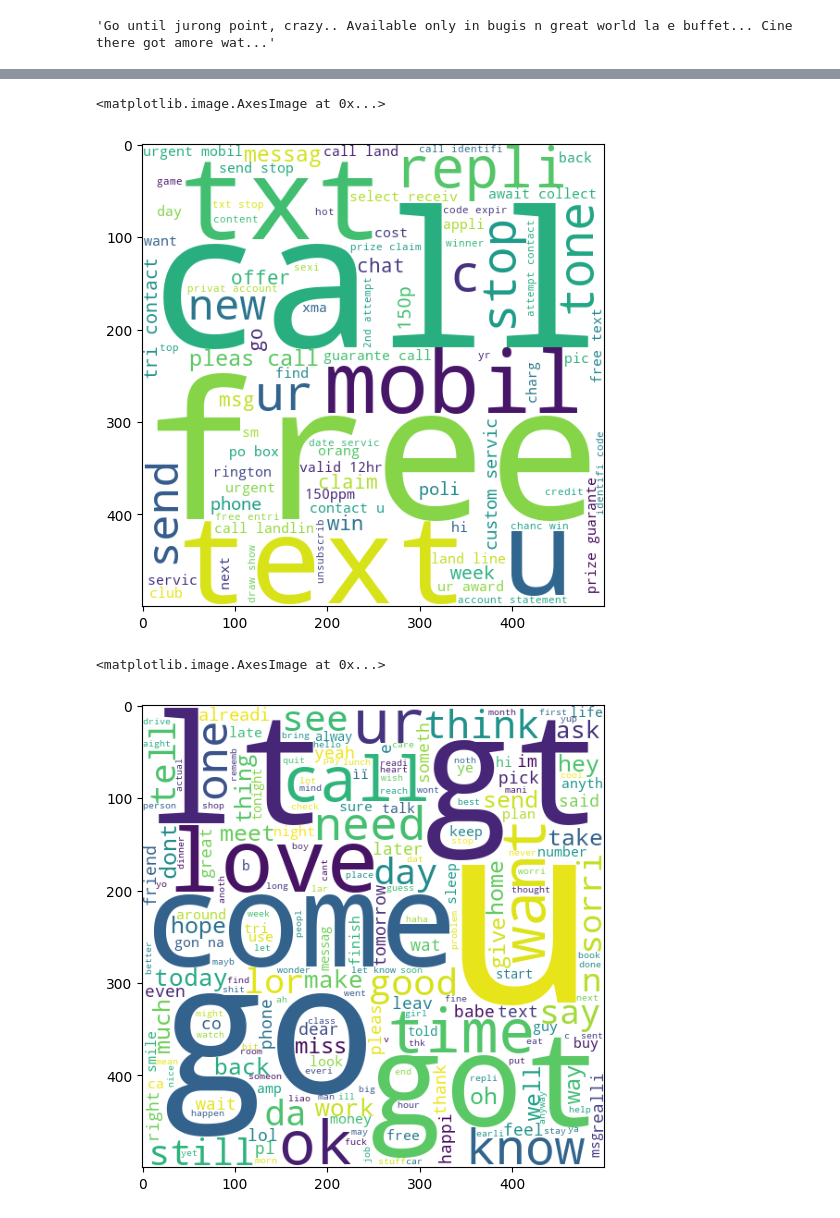
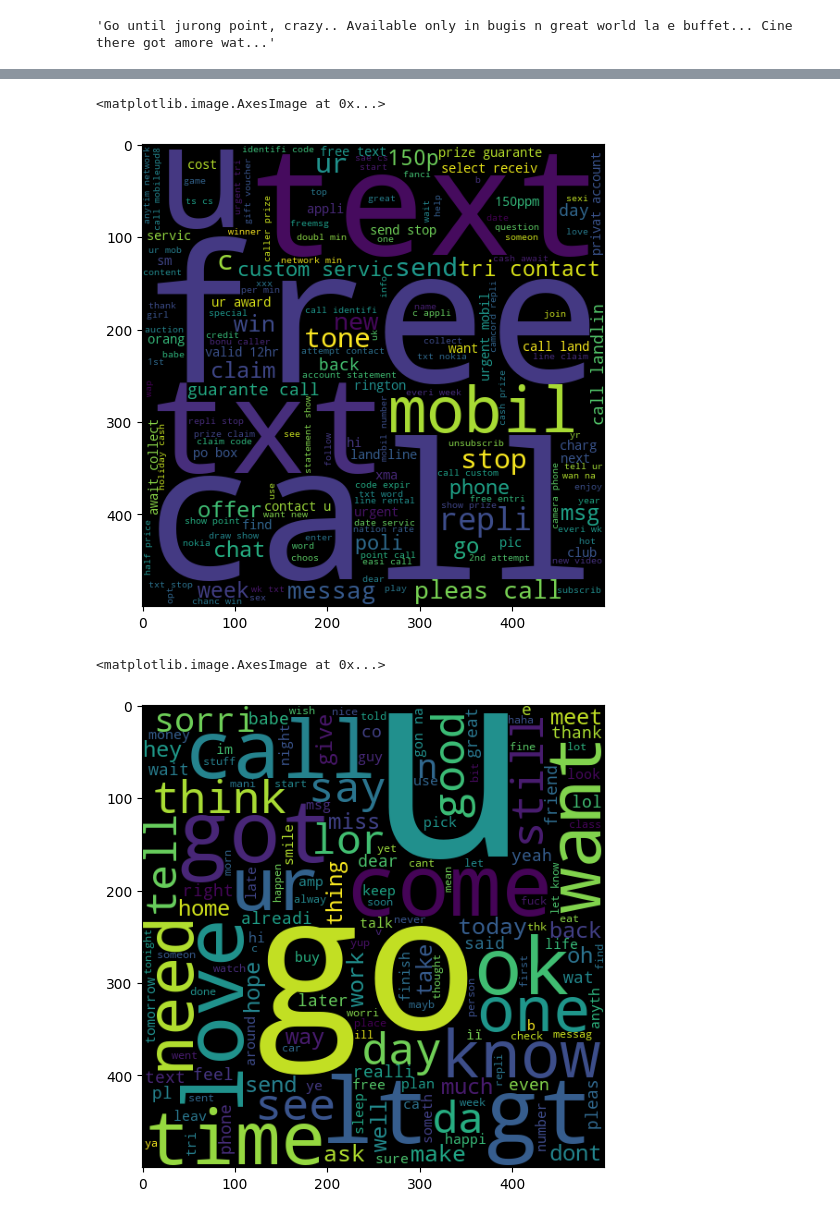
Before and after one commit to Code-With-Samuel/Spam_Email_Classifier, a Jupyter notebook: sms-spam-detection.ipynb, the cells around one changed output, grey strips where cells are left out. Drawn from its saved outputs; the diff is of its cells as text; code cells hidden in the pictures.

```diff
--- a/sms-spam-detection.ipynb
+++ b/sms-spam-detection.ipynb
@@ -447,6 +460,6 @@ Installed 1 package in 36ms
 # %%
 from wordcloud import WordCloud    #for creating word cloud
-wc = WordCloud(width=500, height=500, min_font_size=10, background_color='white')
+wc = WordCloud(width=500, height=500, min_font_size=10, background_color='black')
 # %%
 spam_wc = wc.generate(df[df['target'] == 1]['transformed_text'].str.cat(sep=' '))
 # %%
@@ -454,15 +467,15 @@ plt.figure(figsize = (15,6))
 plt.imshow(spam_wc)    #Spam wordcloud
 # %% [output]
 <matplotlib.image.AxesImage at 0x...>
-[figure, old version]
+[figure, new version]
 # %%
-spam_wc = wc.generate(df[df['target'] == 0]['transformed_text'].str.cat(sep=' '))
+ham_wc = wc.generate(df[df['target'] == 0]['transformed_text'].str.cat(sep=' '))
 # %%
 plt.figure(figsize = (15,6))
-plt.imshow(spam_wc)      #ham wordcloud
+plt.imshow(ham_wc)      #ham wordcloud
 # %% [output]
 <matplotlib.image.AxesImage at 0x...>
-[figure, old version]
+[figure, new version]
 # %%
 df.head()
 # %% [output]
```
Also changed, not shown: parts of 68 cells of this notebook.
